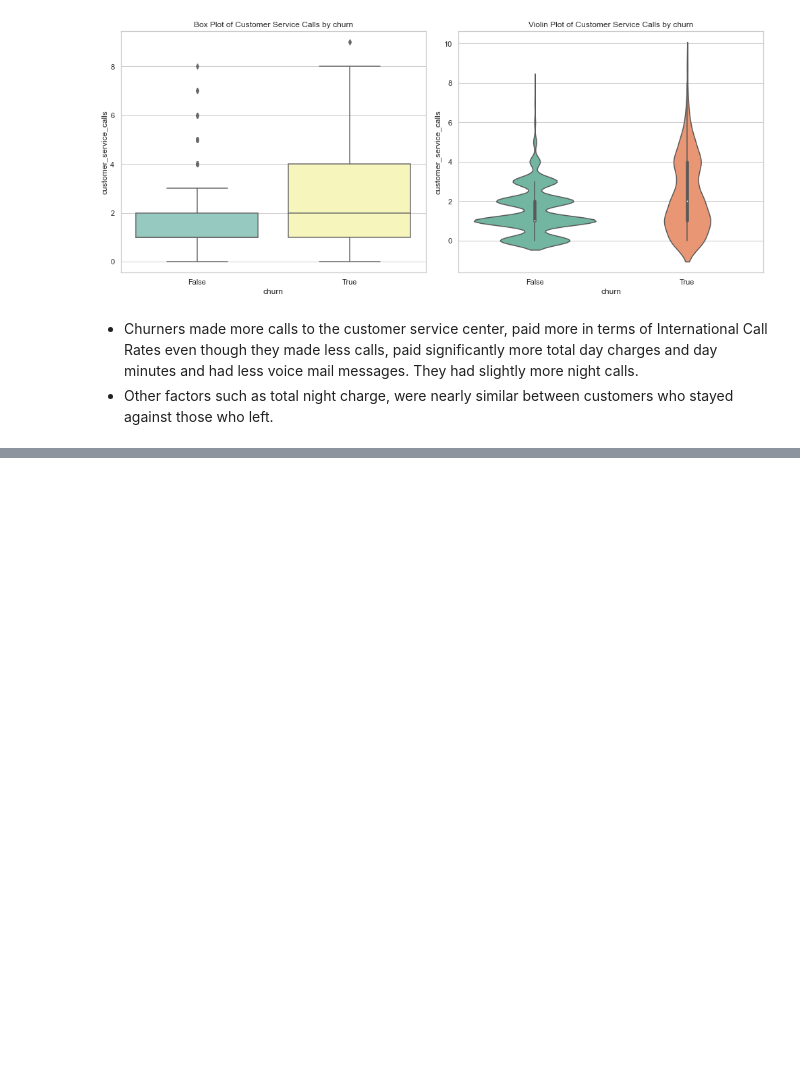
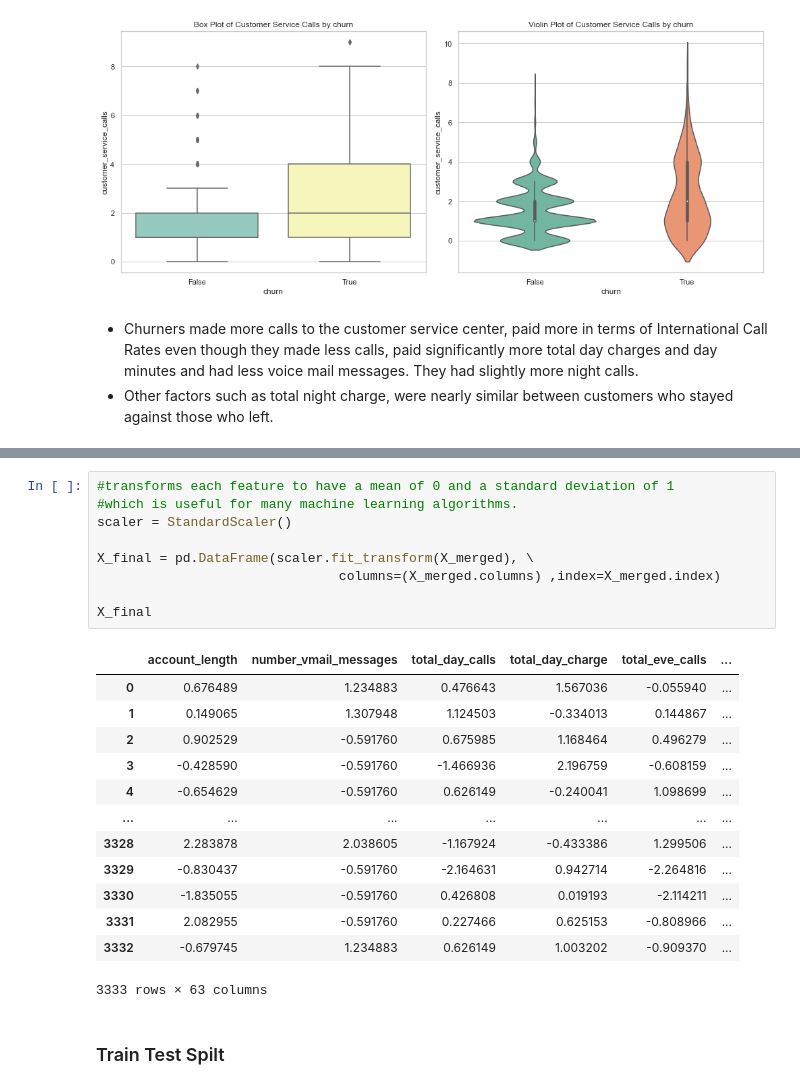
Before and after one commit to bedankibunja/SyriaTel-customer-project, a Jupyter notebook: Untitled.ipynb, the cells around one changed output, grey strips where cells are left out. Saved outputs shown, nothing was run; the diff lists cells and outputs as text; blank space fills up the shorter version.

```diff
--- a/Untitled.ipynb
+++ b/Untitled.ipynb
@@ -331,0 +388,25 @@ for feature in numerical_features:
+# %%
+#transforms each feature to have a mean of 0 and a standard deviation of 1
+#which is useful for many machine learning algorithms.
+scaler = StandardScaler()
+
+X_final = pd.DataFrame(scaler.fit_transform(X_merged), \
+                               columns=(X_merged.columns) ,index=X_merged.index)
+
+X_final
+# %% [output]
+|  | account_length | number_vmail_messages | total_day_calls | total_day_charge | total_eve_calls | ... |
+| 0 | 0.676489 | 1.234883 | 0.476643 | 1.567036 | -0.055940 | ... |
+| 1 | 0.149065 | 1.307948 | 1.124503 | -0.334013 | 0.144867 | ... |
+| 2 | 0.902529 | -0.591760 | 0.675985 | 1.168464 | 0.496279 | ... |
+| 3 | -0.428590 | -0.591760 | -1.466936 | 2.196759 | -0.608159 | ... |
+| 4 | -0.654629 | -0.591760 | 0.626149 | -0.240041 | 1.098699 | ... |
+| ... | ... | ... | ... | ... | ... | ... |
+| 3328 | 2.283878 | 2.038605 | -1.167924 | -0.433386 | 1.299506 | ... |
+| 3329 | -0.830437 | -0.591760 | -2.164631 | 0.942714 | -2.264816 | ... |
+| 3330 | -1.835055 | -0.591760 | 0.426808 | 0.019193 | -2.114211 | ... |
+| 3331 | 2.082955 | -0.591760 | 0.227466 | 0.625153 | -0.808966 | ... |
+| 3332 | -0.679745 | 1.234883 | 0.626149 | 1.003202 | -0.909370 | ... |
+3333 rows × 63 columns
+# %% [markdown]
+### Train Test Spilt
```
Also changed, not shown: parts of 5 cells of this notebook.
